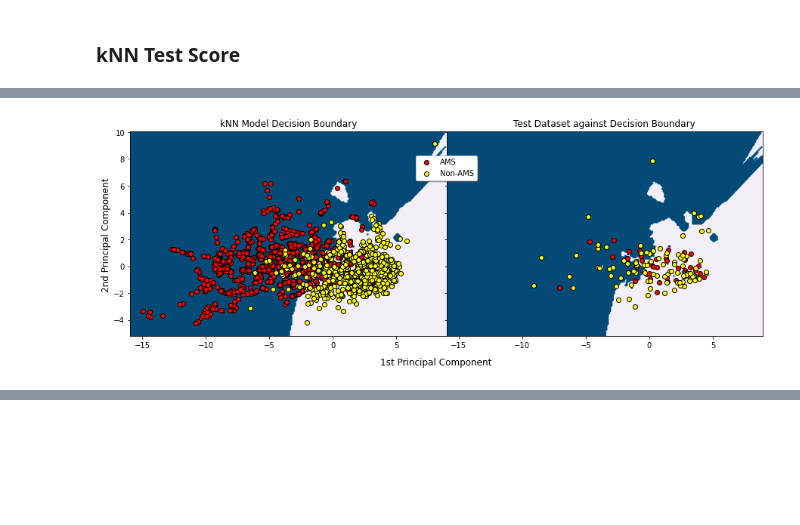
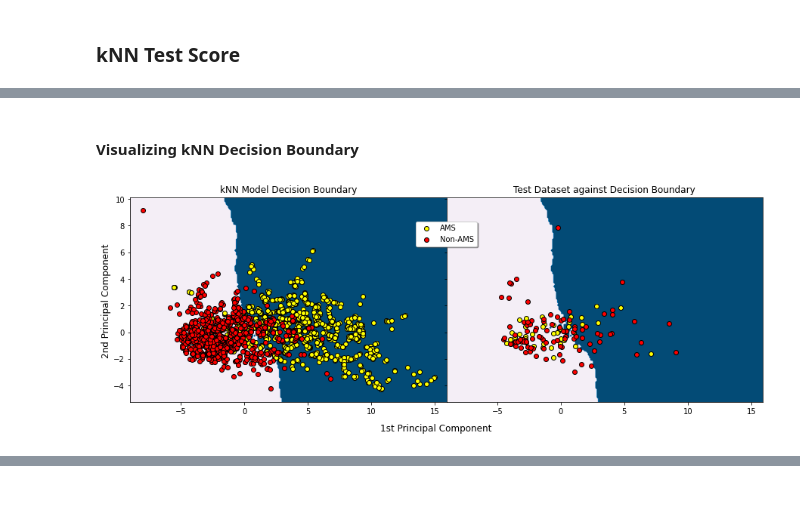
Before and after one commit to junedism/ams-classifier, a Jupyter notebook: Full Project.ipynb, the cells around one changed output, grey strips where cells are left out. Saved outputs shown, nothing was run; the diff lists cells and outputs as text; code cells hidden in the pictures; blank space fills up the shorter version.

```diff
--- a/Full Project.ipynb
+++ b/Full Project.ipynb
@@ -91,6 +98,3 @@ def tr_te_visualization_func(Xtr, Xte, ytr, yte, sem):
     plt.show()
 # %%
 score_name = ['test_accuracy', 'test_precision', 'test_recall', 'test_f1_score']
-# %%
-for i in score_name:
-    print(type(i))
@@ -317,8 +316,8 @@ pca.explained_variance_ratio_.sum()
 # %% [markdown]
 After applying dimensionality reduction we managed to keep 74% information in the dataset
 # %%
-pca = IncrementalPCA(n_components = 2)
+pca = PCA(n_components = 2)
 
-for i in reversed(range(4, 9)):
+for i in range(8, 3, -1):
     x = str(i)
     data['S'+x] = pca.fit_transform(data['S'+x])
@@ -407,7 +408,7 @@ for i in range(4, 9):
 # %% [markdown]
 #### Save SMOTEENN processed data to file - Skip to Load if data already saved as file
 # %%
-for i in reversed(range(4, 9)):
+for i in range(8, 3, -1):
     x = str(i)
     pd.concat([pd.DataFrame(data['Xtrsm'+x]), pd.DataFrame(data['ytrsm'+x])],
           axis=1).to_csv('Datasets/SMOTEENN/trsm'+x+'.csv', index=False)
@@ -760,12 +770,12 @@ knn_fhs
 # %% [markdown]
 ### kNN Test Score
 # %%
-model_knn = KNeighborsClassifier(n_neighbors=34, weights='distance').fit(data['Xtrsm6'], data['ytrsm6'])
-print('Model trained with sem6 data')
+model_knn = KNeighborsClassifier(n_neighbors=54, weights='uniform').fit(data['Xtrsm8'], data['ytrsm8'])
+print('Model trained with sem 8 data')
 
 knn_tesc = []
 
-for i in reversed(range(4,9)):
+for i in range(8, 3, -1):
     x = str(i)
     knn_tesc.append(test_score_func(model_knn, data['Xte'+x], data['yte'+x], 'S'+x))
 
@@ -784,3 +794,5 @@ knn_tesc
+# %% [markdown]
+#### Visualizing kNN Decision Boundary
 # %%
 # plotting the decision boundary in the scatter plot of Training and Test Set with labels indicated by colors
 X_trsm = data['Xtrsm8']
@@ -819,36 +831,35 @@ Xtr_ams = X_trsm[X_trsm['y'] == 1]
 Xtr_nams = X_trsm[X_trsm['y'] == 0]
 Xte_ams = X_te[X_te['y'] == 1]
 Xte_nams = X_te[X_te['y'] == 0]
 
 Xtr_ams.drop(['y'], axis=1, inplace=True)
 Xtr_nams.drop(['y'], axis=1, inplace=True)
 Xte_ams.drop(['y'], axis=1, inplace=True)
 Xte_nams.drop(['y'], axis=1, inplace=True)
 
 Xtr_ams = Xtr_ams.to_numpy()
 Xtr_nams = Xtr_nams.to_numpy()
 Xte_ams = Xte_ams.to_numpy()
 Xte_nams = Xte_nams.to_numpy()
 
 
 fig, ax = plt.subplots(1, 2, figsize=(15, 5), sharex=True, sharey=True)
 fig.subplots_adjust(wspace=0, hspace=0.1)
 fig.supxlabel('1st Principal Component')
 fig.supylabel('2nd Principal Component', x=0.09)
 
 ax[0].contourf(xx_train, yy_train, Z_train, cmap='PuBu')
-ax[0].scatter(Xtr_ams[:, 0], Xtr_ams[:, 1], c='red', edgecolor='k', label='AMS')
-ax[0].scatter(Xtr_nams[:, 0], Xtr_nams[:, 1], c='yellow', edgecolor='k', label='Non-AMS')
+ax[0].scatter(Xtr_ams[:, 0], Xtr_ams[:, 1], c='yellow', edgecolor='k', label='AMS')
+ax[0].scatter(Xtr_nams[:, 0], Xtr_nams[:, 1], c='red', edgecolor='k', label='Non-AMS')
 ax[0].set_title('kNN Model Decision Boundary')
 
 ax[1].contourf(xx_test, yy_test, Z_test, cmap='PuBu')
-ax[1].scatter(Xte_ams[:, 0], Xte_ams[:, 1], c='red', edgecolor='k', label='AMS')
-ax[1].scatter(Xte_nams[:, 0], Xte_nams[:, 1], c='yellow', edgecolor='k', label='Non-AMS')
+ax[1].scatter(Xte_ams[:, 0], Xte_ams[:, 1], c='yellow', edgecolor='k', label='AMS')
+ax[1].scatter(Xte_nams[:, 0], Xte_nams[:, 1], c='red', edgecolor='k', label='Non-AMS')
 ax[1].set_title('Test Dataset against Decision Boundary')
 ax[1].legend(loc='upper center', bbox_to_anchor=(0, .9), shadow=True)
 
 
-plt.savefig('knn_decision_boundary.png', bbox_inches='tight')
 plt.show()
 # %% [output]
-[figure, old version]
+[figure, new version]
```
Also changed, not shown: parts of 57 cells of this notebook.
